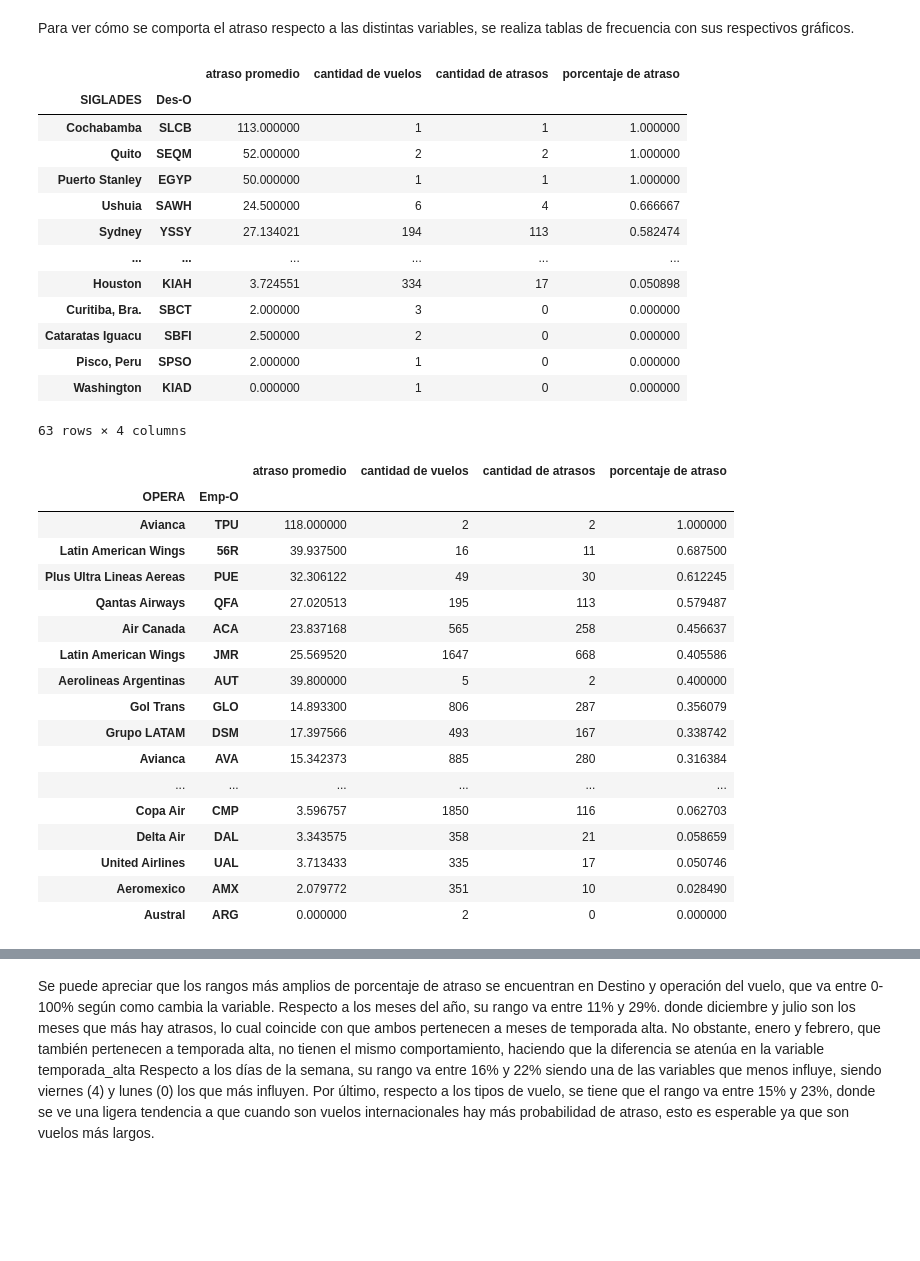
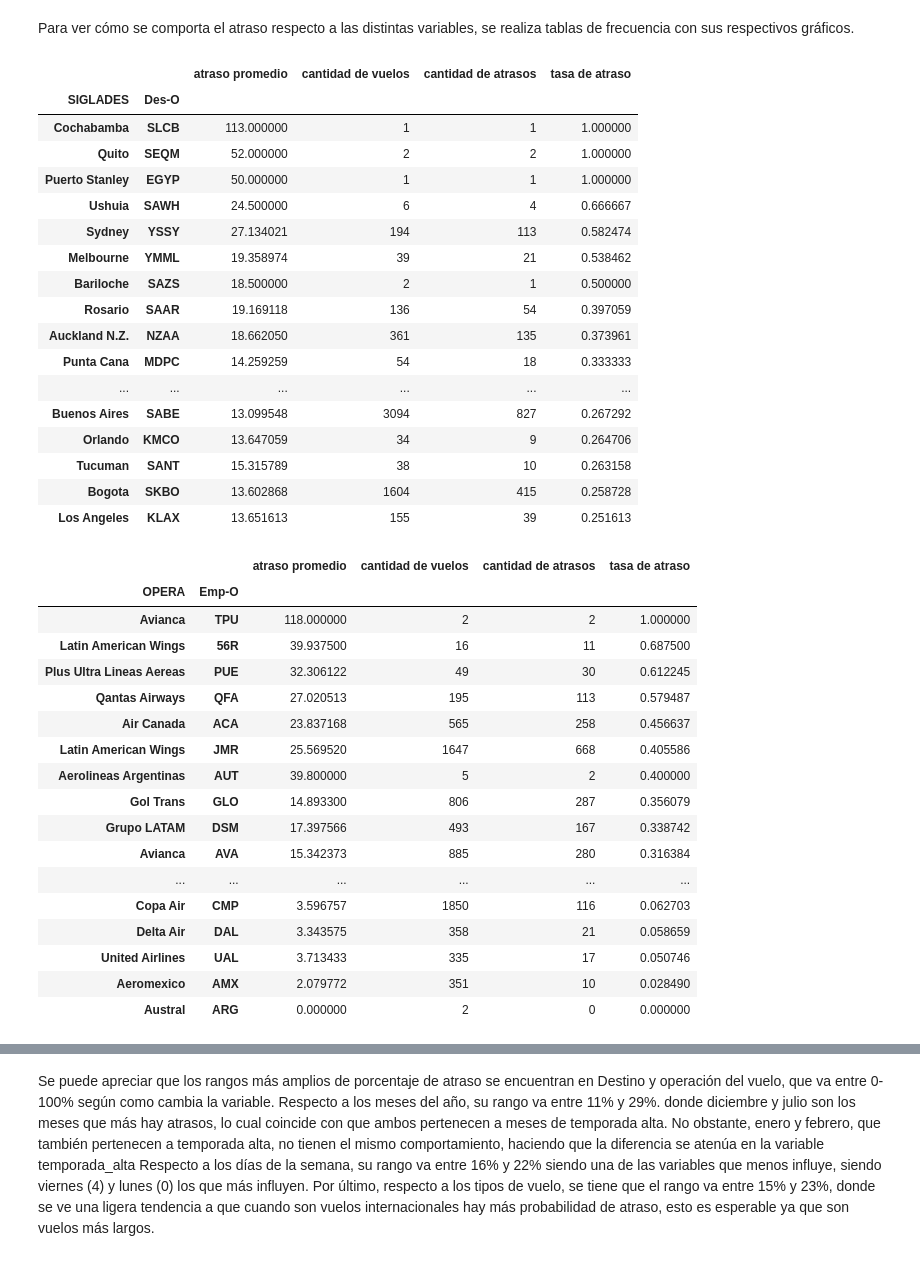
Before and after one commit to edofarias/Challenge-Data-Scientist, a Jupyter notebook: Solution.ipynb, the cells around one changed output, grey strips where cells are left out. Cells and saved outputs as stored; diff of their text form; code cells hidden in the pictures; blank space fills up the shorter version.

```diff
--- a/Solution.ipynb
+++ b/Solution.ipynb
@@ -348,26 +348,30 @@ Para ver cómo se comporta el atraso respecto a las distintas variables, se real
 # %%
 #Destino
 df_destino = df_exp.groupby(['SIGLADES', 'Des-O']).agg({"dif_min": "mean",'Vlo-I' : 'count',  'atraso_15': 'sum'} )
 #Aquí obtenemos el atraso promedio, la cantidad de vuelos y la cantidad de atrasos por mes.
 #Renombramos las columnas, creamos variable de tasa de atraso y ordenamos por tasa de atraso
 df_destino.rename({'dif_min': 'atraso promedio','Vlo-I': 'cantidad de vuelos', 'atraso_15': 'cantidad de atrasos'}, axis=1, inplace=True)
-df_destino['porcentaje de atraso'] = df_destino ['cantidad de atrasos']/df_destino['cantidad de vuelos']
-df_destino.sort_values(by=['porcentaje de atraso'], ascending=False)
+df_destino['tasa de atraso'] = df_destino ['cantidad de atrasos']/df_destino['cantidad de vuelos']
+df_destino.sort_values(by=['tasa de atraso'], ascending=False).head(20) #Mostramos las primeras 20
 # %% [output]
-|  |  | atraso promedio | cantidad de vuelos | cantidad de atrasos | porcentaje de atraso |
+|  |  | atraso promedio | cantidad de vuelos | cantidad de atrasos | tasa de atraso |
 | SIGLADES | Des-O |  |  |  |  |
 | Cochabamba | SLCB | 113.000000 | 1 | 1 | 1.000000 |
 | Quito | SEQM | 52.000000 | 2 | 2 | 1.000000 |
 | Puerto Stanley | EGYP | 50.000000 | 1 | 1 | 1.000000 |
 | Ushuia | SAWH | 24.500000 | 6 | 4 | 0.666667 |
 | Sydney | YSSY | 27.134021 | 194 | 113 | 0.582474 |
+| Melbourne | YMML | 19.358974 | 39 | 21 | 0.538462 |
+| Bariloche | SAZS | 18.500000 | 2 | 1 | 0.500000 |
+| Rosario | SAAR | 19.169118 | 136 | 54 | 0.397059 |
+| Auckland N.Z. | NZAA | 18.662050 | 361 | 135 | 0.373961 |
+| Punta Cana | MDPC | 14.259259 | 54 | 18 | 0.333333 |
 | ... | ... | ... | ... | ... | ... |
-| Houston | KIAH | 3.724551 | 334 | 17 | 0.050898 |
-| Curitiba, Bra. | SBCT | 2.000000 | 3 | 0 | 0.000000 |
-| Cataratas Iguacu | SBFI | 2.500000 | 2 | 0 | 0.000000 |
-| Pisco, Peru | SPSO | 2.000000 | 1 | 0 | 0.000000 |
-| Washington | KIAD | 0.000000 | 1 | 0 | 0.000000 |
+| Buenos Aires | SABE | 13.099548 | 3094 | 827 | 0.267292 |
+| Orlando | KMCO | 13.647059 | 34 | 9 | 0.264706 |
+| Tucuman | SANT | 15.315789 | 38 | 10 | 0.263158 |
+| Bogota | SKBO | 13.602868 | 1604 | 415 | 0.258728 |
+| Los Angeles | KLAX | 13.651613 | 155 | 39 | 0.251613 |
-63 rows × 4 columns
 # %%
 #Aerolínea
 df_aerolinea = df_exp.groupby(['OPERA', 'Emp-O']).agg({"dif_min": "mean",'Vlo-I' : 'count',  'atraso_15': 'sum'} )
@@ -375,10 +379,10 @@ df_aerolinea = df_exp.groupby(['OPERA', 'Emp-O']).agg({"dif_min": "mean",'Vlo-I'
 # %%
 #Renombramos las columnas, creamos variable de tasa de atraso y ordenamos por tasa de atraso
 df_aerolinea.rename({'OPERA': 'Nombre aerolinea', 'Emp-O': 'Codigo aerolinea', 'dif_min': 'atraso promedio','Vlo-I': 'cantidad de vuelos', 'atraso_15': 'cantidad de atrasos'}, axis=1, inplace=True)
-df_aerolinea['porcentaje de atraso'] = df_aerolinea ['cantidad de atrasos']/df_aerolinea['cantidad de vuelos']
-df_aerolinea.sort_values(by=['porcentaje de atraso'], ascending=False)
+df_aerolinea['tasa de atraso'] = df_aerolinea ['cantidad de atrasos']/df_aerolinea['cantidad de vuelos']
+df_aerolinea.sort_values(by=['tasa de atraso'], ascending=False)
 # %% [output]
-|  |  | atraso promedio | cantidad de vuelos | cantidad de atrasos | porcentaje de atraso |
+|  |  | atraso promedio | cantidad de vuelos | cantidad de atrasos | tasa de atraso |
 | OPERA | Emp-O |  |  |  |  |
 | Avianca | TPU | 118.000000 | 2 | 2 | 1.000000 |
 | Latin American Wings | 56R | 39.937500 | 16 | 11 | 0.687500 |
```
Also changed, not shown: parts of 28 cells of this notebook, 1 other file.
